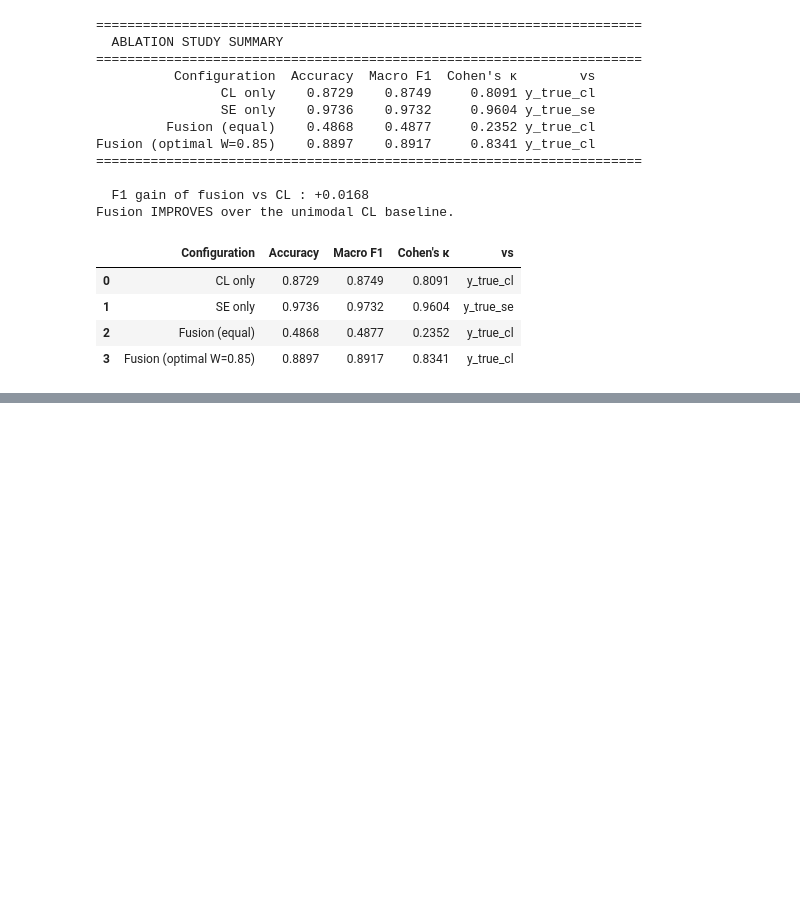
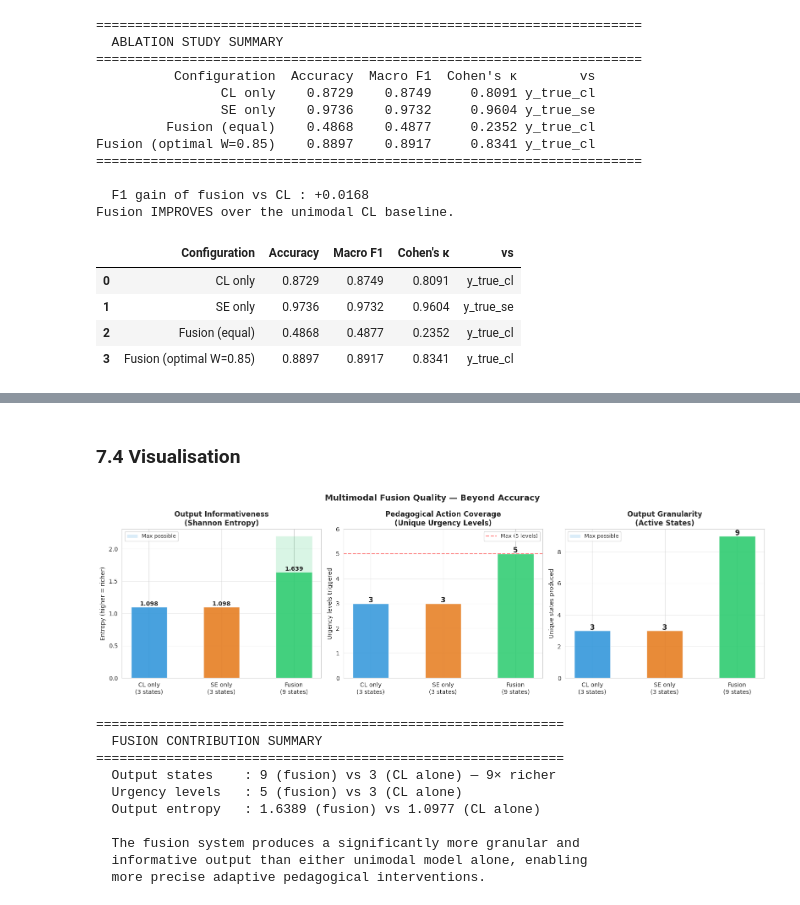
Before and after one commit to YasiniK/multimodal-student-cognitive-load-and-engagement-detection, a Jupyter notebook: fusion_layer.ipynb, the cells around one changed output, grey strips where cells are left out. Saved outputs shown, nothing was run; the diff lists cells and outputs as text; code cells hidden in the pictures; blank space fills up the shorter version.

Commit message:
Multimodal Fusion Quality Evaluation

```diff
--- a/fusion_layer.ipynb
+++ b/fusion_layer.ipynb
@@ -807,0 +894,13 @@ Fusion IMPROVES over the unimodal CL baseline.
+# %%
+# Count how many distinct states each configuration actually produces
+cl_g  = len(set(y_pred_cl_aligned))
+se_g  = len(set(y_pred_se_aligned))
+fus_g = len(set(fused_states))
+print()
+print('='*60)
+print('  STATE GRANULARITY')
+print('='*60)
+print(f'  CL only  : {cl_g} active states  (out of 3 possible)')
+print(f'  SE only  : {se_g} active states  (out of 3 possible)')
+print(f'  Fusion   : {fus_g} active states  (out of 9 possible)')
+print(f'\n  Fusion provides {fus_g/cl_g:.1f}× more granular output than either model alone.')
@@ -807,0 +916,64 @@ Fusion IMPROVES over the unimodal CL baseline.
+# %% [markdown]
+### 7.4 Visualisation
+# %%
+fig, axes = plt.subplots(1, 3, figsize=(16, 5))
+models  = ['CL only\n(3 states)', 'SE only\n(3 states)', 'Fusion\n(9 states)']
+colors  = ['#3498db', '#e67e22', '#2ecc71']
+
+# Entropy
+ax = axes[0]
+bars = ax.bar(models, [ent_cl, ent_se, ent_fused], color=colors, edgecolor='white', alpha=0.88, width=0.5)
+ax.bar(models, [max_ent_3, max_ent_3, max_ent_9], color=colors, edgecolor='white', alpha=0.18, width=0.5, label='Max possible')
+for bar, v in zip(bars, [ent_cl, ent_se, ent_fused]):
+    ax.text(bar.get_x()+bar.get_width()/2, v+0.02, f'{v:.3f}', ha='center', fontsize=10, fontweight='bold')
+ax.set_title('Output Informativeness\n(Shannon Entropy)', fontweight='bold')
+ax.set_ylabel('Entropy (higher = richer)')
+ax.legend(fontsize=9); ax.grid(axis='y', alpha=0.3)
+
+# Coverage
+ax = axes[1]
+bars = ax.bar(models, [cl_u, se_u, fus_u], color=colors, edgecolor='white', alpha=0.88, width=0.5)
+ax.axhline(5, color='red', linestyle='--', alpha=0.5, label='Max (5 levels)')
+for bar, v in zip(bars, [cl_u, se_u, fus_u]):
+    ax.text(bar.get_x()+bar.get_width()/2, v+0.05, str(v), ha='center', fontsize=12, fontweight='bold')
+ax.set_title('Pedagogical Action Coverage\n(Unique Urgency Levels)', fontweight='bold')
+ax.set_ylabel('Urgency levels triggered')
+ax.set_ylim(0, 6); ax.legend(fontsize=9); ax.grid(axis='y', alpha=0.3)
+
+# Granularity
+ax = axes[2]
+bars = ax.bar(models, [cl_g, se_g, fus_g], color=colors, edgecolor='white', alpha=0.88, width=0.5)
+ax.bar(models, [3, 3, 9], color=colors, edgecolor='white', alpha=0.18, width=0.5, label='Max possible')
+for bar, v in zip(bars, [cl_g, se_g, fus_g]):
+    ax.text(bar.get_x()+bar.get_width()/2, v+0.05, str(v), ha='center', fontsize=12, fontweight='bold')
+ax.set_title('Output Granularity\n(Active States)', fontweight='bold')
+ax.set_ylabel('Unique states produced')
+ax.legend(fontsize=9); ax.grid(axis='y', alpha=0.3)
+
+plt.suptitle('Multimodal Fusion Quality — Beyond Accuracy', fontsize=14, fontweight='bold')
+plt.tight_layout()
+plt.savefig('/content/fusion_quality_evaluation.png', dpi=150, bbox_inches='tight')
+plt.show()
+
+print()
+print('='*60)
+print('  FUSION CONTRIBUTION SUMMARY')
+print('='*60)
+print(f'  Output states    : {fus_g} (fusion) vs {cl_g} (CL alone) — {fus_g}× richer')
+print(f'  Urgency levels   : {fus_u} (fusion) vs {cl_u} (CL alone)')
+print(f'  Output entropy   : {ent_fused:.4f} (fusion) vs {ent_cl:.4f} (CL alone)')
+print('\n  The fusion system produces a significantly more granular and')
+print('  informative output than either unimodal model alone, enabling')
+print('  more precise adaptive pedagogical interventions.')
+# %% [output]
+[figure, added]
+============================================================
+  FUSION CONTRIBUTION SUMMARY
+============================================================
+  Output states    : 9 (fusion) vs 3 (CL alone) — 9× richer
+  Urgency levels   : 5 (fusion) vs 3 (CL alone)
+  Output entropy   : 1.6389 (fusion) vs 1.0977 (CL alone)
+
+  The fusion system produces a significantly more granular and
+  informative output than either unimodal model alone, enabling
+  more precise adaptive pedagogical interventions.
```
Also changed, not shown: parts of 8 cells of this notebook.
